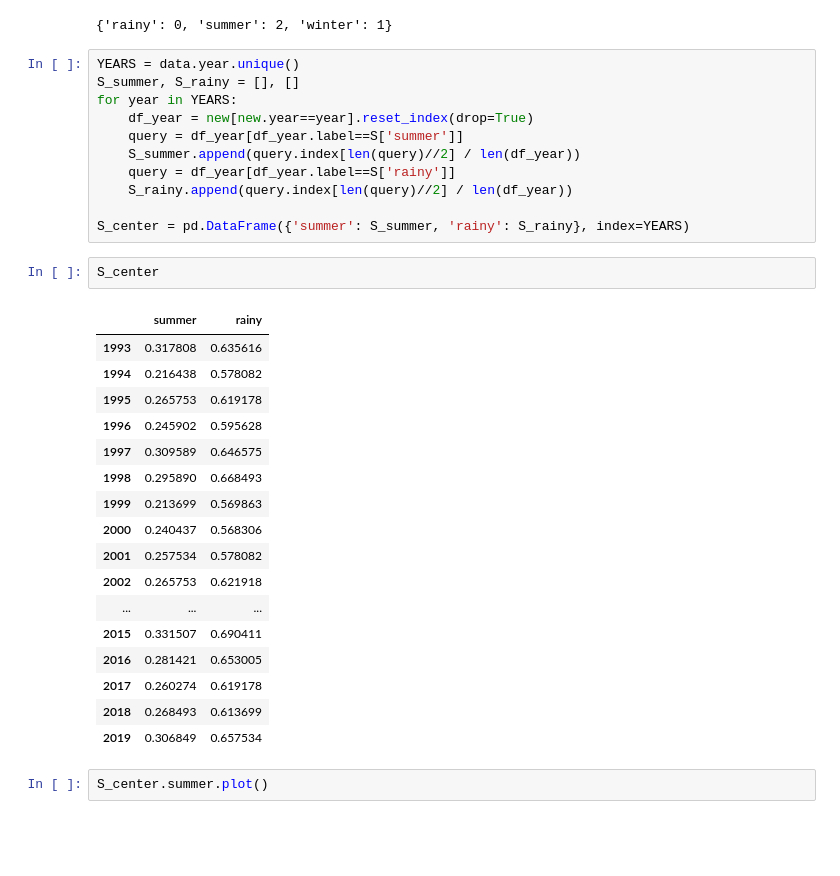
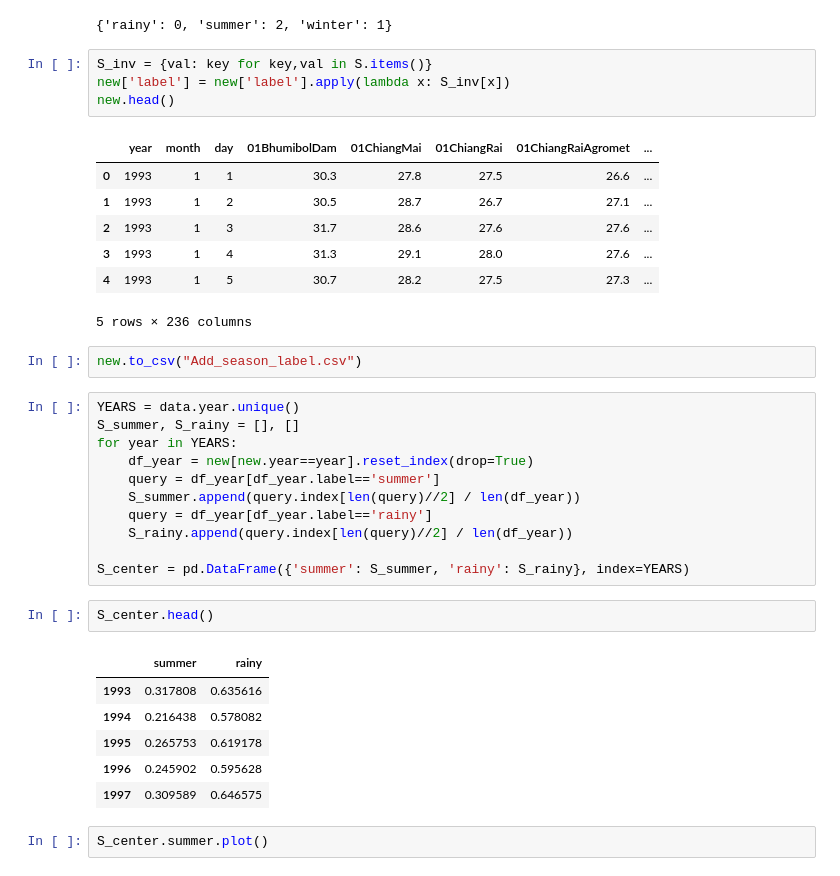
Before and after one commit to tackulus/229352_BOOTCAMP, a Jupyter notebook: Clustering.ipynb, the cells around one changed output. Cells and saved outputs as stored; diff of their text form; blank space fills up the shorter version.

```diff
--- a/Clustering.ipynb
+++ b/Clustering.ipynb
@@ -147,37 +147,40 @@ S = get_season()
 S
 # %% [output]
 {'rainy': 0, 'summer': 2, 'winter': 1}
+# %%
+S_inv = {val: key for key,val in S.items()}
+new['label'] = new['label'].apply(lambda x: S_inv[x])
+new.head()
+# %% [output]
+|  | year | month | day | 01BhumibolDam | 01ChiangMai | 01ChiangRai | 01ChiangRaiAgromet | ... |
+| 0 | 1993 | 1 | 1 | 30.3 | 27.8 | 27.5 | 26.6 | ... |
+| 1 | 1993 | 1 | 2 | 30.5 | 28.7 | 26.7 | 27.1 | ... |
+| 2 | 1993 | 1 | 3 | 31.7 | 28.6 | 27.6 | 27.6 | ... |
+| 3 | 1993 | 1 | 4 | 31.3 | 29.1 | 28.0 | 27.6 | ... |
+| 4 | 1993 | 1 | 5 | 30.7 | 28.2 | 27.5 | 27.3 | ... |
+5 rows × 236 columns
+# %%
+new.to_csv("Add_season_label.csv")
 # %%
 YEARS = data.year.unique()
 S_summer, S_rainy = [], []
 for year in YEARS:
     df_year = new[new.year==year].reset_index(drop=True)
-    query = df_year[df_year.label==S['summer']]
+    query = df_year[df_year.label=='summer']
     S_summer.append(query.index[len(query)//2] / len(df_year))
-    query = df_year[df_year.label==S['rainy']]
+    query = df_year[df_year.label=='rainy']
     S_rainy.append(query.index[len(query)//2] / len(df_year))
 
 S_center = pd.DataFrame({'summer': S_summer, 'rainy': S_rainy}, index=YEARS)
 # %%
-S_center
+S_center.head()
 # %% [output]
 |  | summer | rainy |
 | 1993 | 0.317808 | 0.635616 |
 | 1994 | 0.216438 | 0.578082 |
 | 1995 | 0.265753 | 0.619178 |
 | 1996 | 0.245902 | 0.595628 |
 | 1997 | 0.309589 | 0.646575 |
-| 1998 | 0.295890 | 0.668493 |
-| 1999 | 0.213699 | 0.569863 |
-| 2000 | 0.240437 | 0.568306 |
-| 2001 | 0.257534 | 0.578082 |
-| 2002 | 0.265753 | 0.621918 |
-| ... | ... | ... |
-| 2015 | 0.331507 | 0.690411 |
-| 2016 | 0.281421 | 0.653005 |
-| 2017 | 0.260274 | 0.619178 |
-| 2018 | 0.268493 | 0.613699 |
-| 2019 | 0.306849 | 0.657534 |
 # %%
 S_center.summer.plot()
 # %% [output]
```
Also changed, not shown: parts of 1 cell of this notebook.
